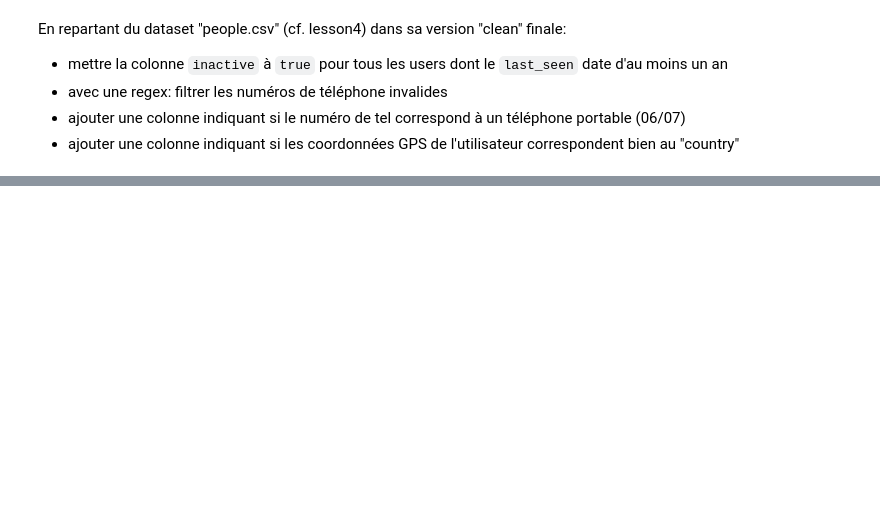
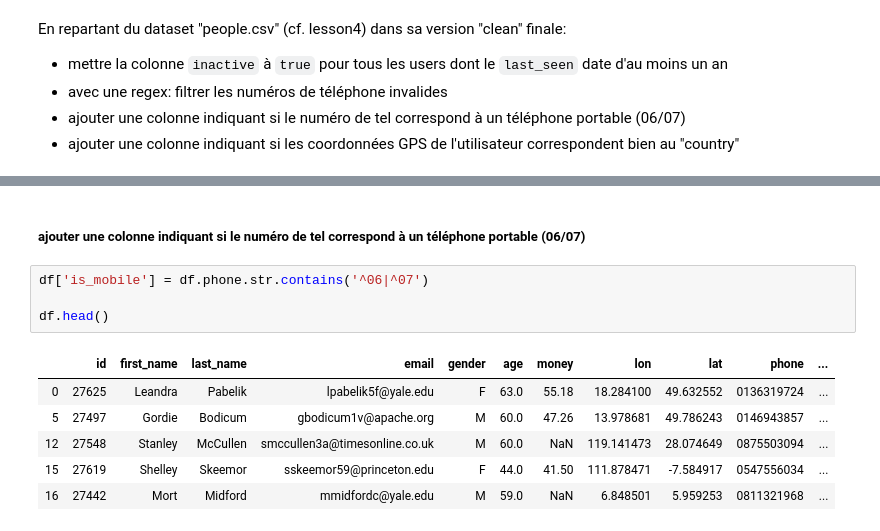
Before and after one commit to ms2020bgd/Thomas_Mensch, a Jupyter notebook: INFMDI721/lesson5/exo_cc.ipynb, the cells around one changed output, grey strips where cells are left out. Saved outputs shown, nothing was run; the diff lists cells and outputs as text; blank space fills up the shorter version.

```diff
--- a/INFMDI721/lesson5/exo_cc.ipynb
+++ b/INFMDI721/lesson5/exo_cc.ipynb
@@ -108,0 +123,13 @@ Name: phone, Length: 191, dtype: object
+# %% [markdown]
+##### ajouter une colonne indiquant si le numéro de tel correspond à un téléphone portable (06/07)
+# %%
+df['is_mobile'] = df.phone.str.contains('^06|^07')
+
+df.head()
+# %% [output]
+|  | id | first_name | last_name | email | gender | age | money | lon | lat | phone | ... |
+| 0 | 27625 | Leandra | Pabelik | lpabelik5f@yale.edu | F | 63.0 | 55.18 | 18.284100 | 49.632552 | 0136319724 | ... |
+| 5 | 27497 | Gordie | Bodicum | gbodicum1v@apache.org | M | 60.0 | 47.26 | 13.978681 | 49.786243 | 0146943857 | ... |
+| 12 | 27548 | Stanley | McCullen | smccullen3a@timesonline.co.uk | M | 60.0 | NaN | 119.141473 | 28.074649 | 0875503094 | ... |
+| 15 | 27619 | Shelley | Skeemor | sskeemor59@princeton.edu | F | 44.0 | 41.50 | 111.878471 | -7.584917 | 0547556034 | ... |
+| 16 | 27442 | Mort | Midford | mmidfordc@yale.edu | M | 59.0 | NaN | 6.848501 | 5.959253 | 0811321968 | ... |
```
Also changed, not shown: parts of 11 cells of this notebook.
